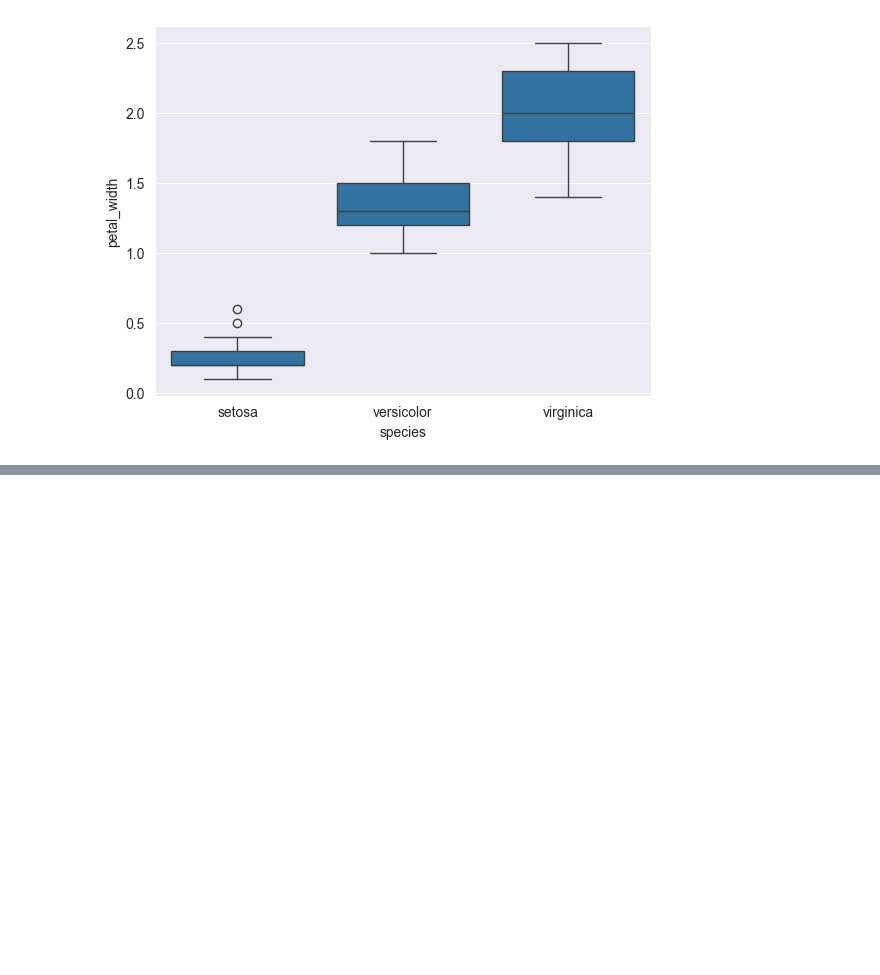
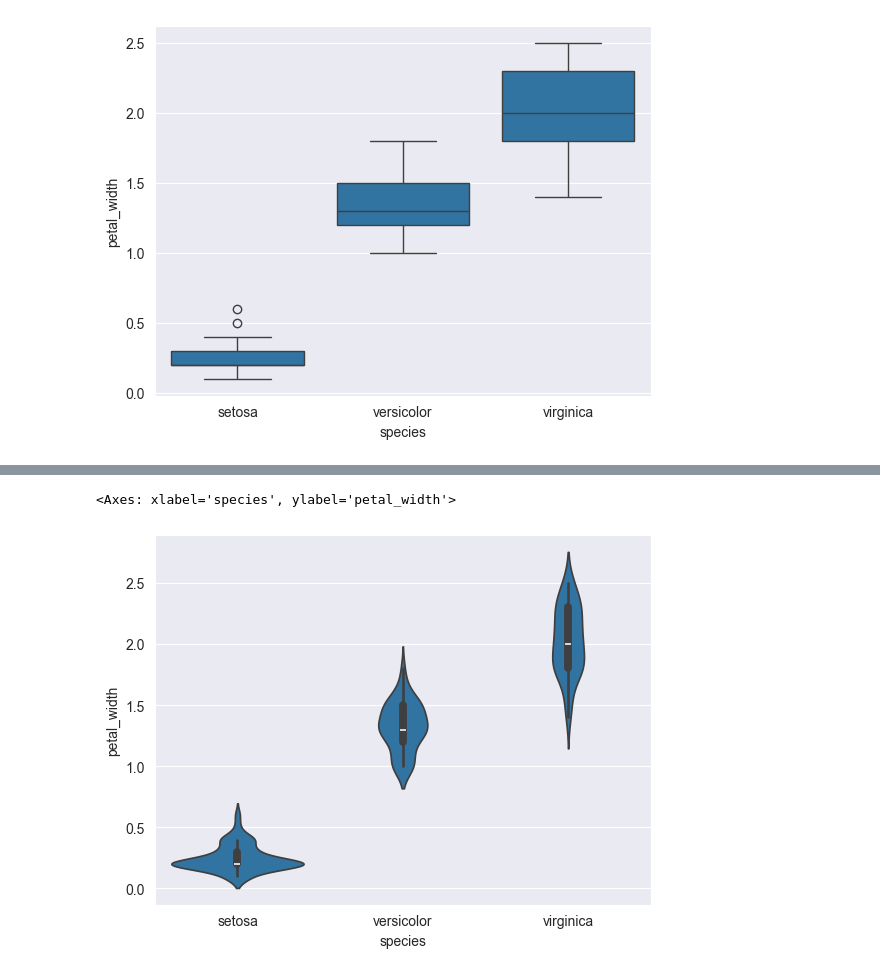
Before and after one commit to MLN142/Iris_flower_classification, a Jupyter notebook: IRIS.ipynb, the cells around one changed output, grey strips where cells are left out. Saved outputs shown, nothing was run; the diff lists cells and outputs as text; code cells hidden in the pictures; blank space fills up the shorter version.

```diff
--- a/IRIS.ipynb
+++ b/IRIS.ipynb
@@ -139,0 +157,5 @@ ax=sns.boxplot(data=df,x="species",y="petal_width")
+# %%
+sns.violinplot(data=df,x="species",y="petal_width")
+# %% [output]
+<Axes: xlabel='species', ylabel='petal_width'>
+[figure, added]
```
Also changed, not shown: parts of 5 cells of this notebook.
